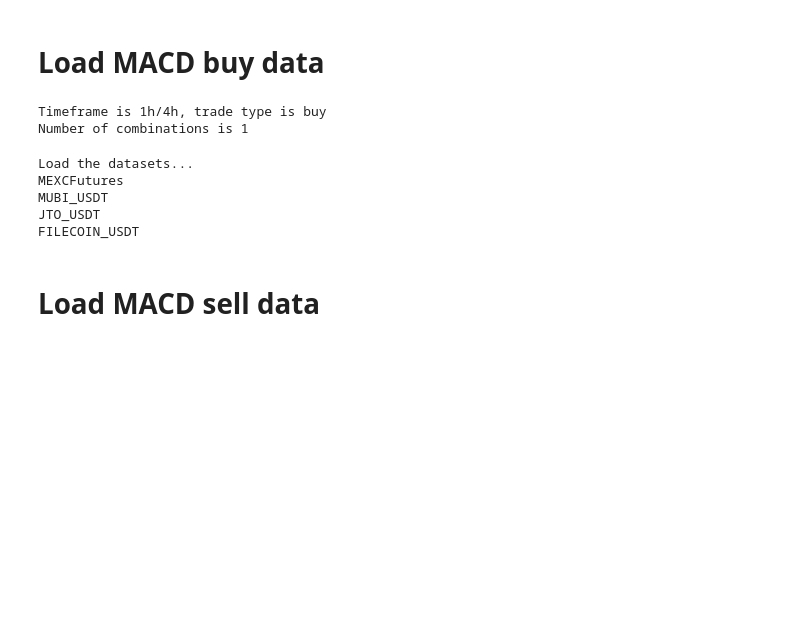
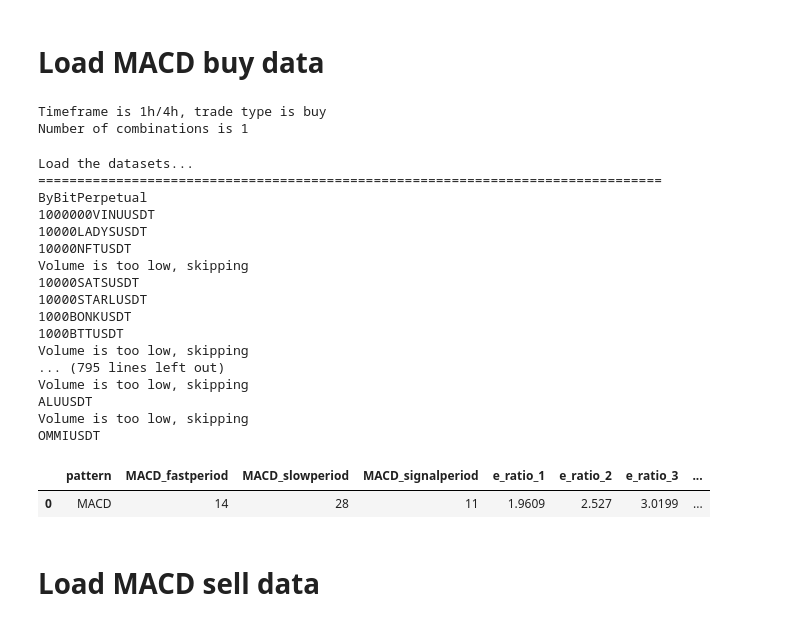
Before and after one commit to beatwad/sigbot, a Jupyter notebook: sigbot/ml/train_model.ipynb, the cells around one changed output. Saved outputs shown, nothing was run; the diff lists cells and outputs as text; code cells hidden in the pictures; blank space fills up the shorter version.

```diff
--- a/sigbot/ml/train_model.ipynb
+++ b/sigbot/ml/train_model.ipynb
@@ -62,48 +63,62 @@ warnings.simplefilter(action='ignore', category=(FutureWarning, pd.errors.Perfor
 # %% [markdown]
 # Load MACD buy data
 # %%
-restore = True
+load = True
+clean = True
+historical = True
+min_time = datetime.now().replace(microsecond=0, second=0, minute=0) - pd.to_timedelta(365 * 5, unit='D')
 
 work_timeframe = '1h'
 higher_timeframe = '4h'
 opt_limit = 100000
-
-load = True
-clean = True
 
 ttype = 'buy'
 pattern = ['MACD']
 indicator_list = pattern
 indicator_list_higher = ['Trend', 'MACD']
 
 # Get configs
 configs = ConfigFactory.factory(environ).configs
 configs['Indicator_list'] = indicator_list
 configs['Higher_TF_indicator_list'] = indicator_list_higher
 configs['Timeframes']['work_timeframe'] = work_timeframe
 configs['Timeframes']['higher_timeframe'] = higher_timeframe
 
 optim_dict = {
                 'MACD': {
                           "fastperiod": [14],
                           "slowperiod": [28],
                           "signalperiod": [11]
                         }
              }
 
 if CFG.load:
   print(f'Timeframe is {work_timeframe}/{higher_timeframe}, trade type is {ttype}')
   opt = Optimizer(pattern, optim_dict, clean, **configs)
-  stat = opt.optimize(pattern, ttype, opt_limit, load, 'ml', restore=True)
+  stat = opt.optimize(pattern, ttype, opt_limit, load, 'ml', historical=historical, min_time=min_time)
   display(stat)
 # %% [output]
 Timeframe is 1h/4h, trade type is buy
 Number of combinations is 1
 Load the datasets...
-MEXCFutures
-MUBI_USDT
-JTO_USDT
-FILECOIN_USDT
+================================================================================
+ByBitPerpetual
+1000000VINUUSDT
+10000LADYSUSDT
+10000NFTUSDT
+Volume is too low, skipping
+10000SATSUSDT
+10000STARLUSDT
+1000BONKUSDT
+1000BTTUSDT
+Volume is too low, skipping
+... (795 lines left out)
+Volume is too low, skipping
+ALUUSDT
+Volume is too low, skipping
+OMMIUSDT
+|  | pattern | MACD_fastperiod | MACD_slowperiod | MACD_signalperiod | e_ratio_1 | e_ratio_2 | e_ratio_3 | ... |
+| 0 | MACD | 14 | 28 | 11 | 1.9609 | 2.527 | 3.0199 | ... |
 # %% [markdown]
 # Load MACD sell data
 # %%
```
Also changed, not shown: parts of 3 cells of this notebook, 5 other files.
